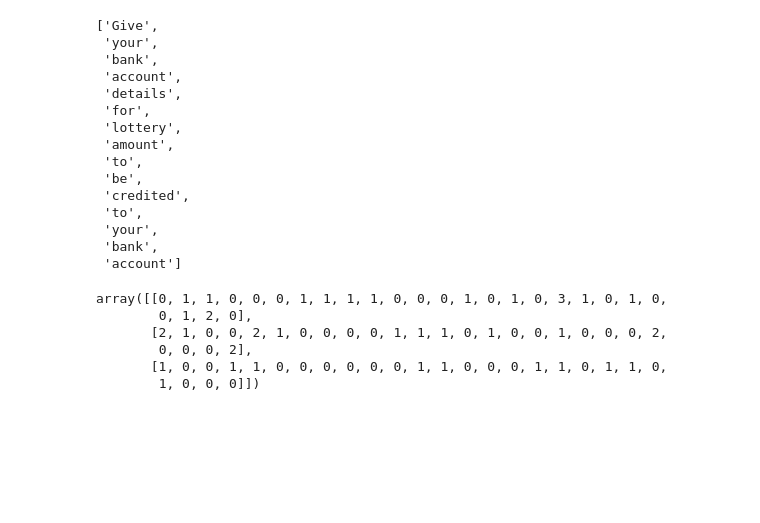
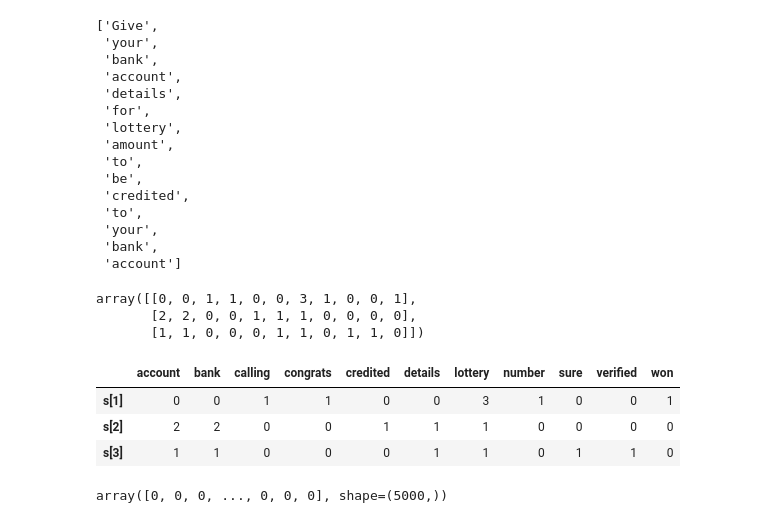
Before and after one commit to Avdhoot-Ukirde/Virtual-Environment-streamlit-Prediction-model, a Jupyter notebook: Recommender.ipynb, the cells around one changed output. Saved outputs shown, nothing was run; the diff lists cells and outputs as text; code cells hidden in the pictures; blank space fills up the shorter version.

```diff
--- a/Recommender.ipynb
+++ b/Recommender.ipynb
@@ -229,13 +229,17 @@ s[1].split()  # tokenization
  'bank',
  'account']
 # %%
-vect = CountVectorizer()
+vect = CountVectorizer(stop_words='english')
 op =  vect.fit_transform(s).toarray()
 op
 # %% [output]
-array([[0, 1, 1, 0, 0, 0, 1, 1, 1, 1, 0, 0, 0, 1, 0, 1, 0, 3, 1, 0, 1, 0,
-        0, 1, 2, 0],
-       [2, 1, 0, 0, 2, 1, 0, 0, 0, 0, 1, 1, 1, 0, 1, 0, 0, 1, 0, 0, 0, 2,
-        0, 0, 0, 2],
-       [1, 0, 0, 1, 1, 0, 0, 0, 0, 0, 0, 1, 1, 0, 0, 0, 1, 1, 0, 1, 1, 0,
-        1, 0, 0, 0]])
+array([[0, 0, 1, 1, 0, 0, 3, 1, 0, 0, 1],
+       [2, 2, 0, 0, 1, 1, 1, 0, 0, 0, 0],
+       [1, 1, 0, 0, 0, 1, 1, 0, 1, 1, 0]])
+# %%
+pd.DataFrame(op,columns=vect.get_feature_names_out(),index=['s[1]','s[2]','s[3]'])
+# %% [output]
+|  | account | bank | calling | congrats | credited | details | lottery | number | sure | verified | won |
+| s[1] | 0 | 0 | 1 | 1 | 0 | 0 | 3 | 1 | 0 | 0 | 1 |
+| s[2] | 2 | 2 | 0 | 0 | 1 | 1 | 1 | 0 | 0 | 0 | 0 |
+| s[3] | 1 | 1 | 0 | 0 | 0 | 1 | 1 | 0 | 1 | 1 | 0 |
@@ -241,0 +253,4 @@ array([[0, 1, 1, 0, 0, 0, 1, 1, 1, 1, 0, 0, 0, 1, 0, 1, 0, 3, 1, 0, 1, 0,
+# %%
+vectors[0]
+# %% [output]
+array([0, 0, 0, ..., 0, 0, 0], shape=(5000,))
```
Also changed, not shown: parts of 7 cells of this notebook.
